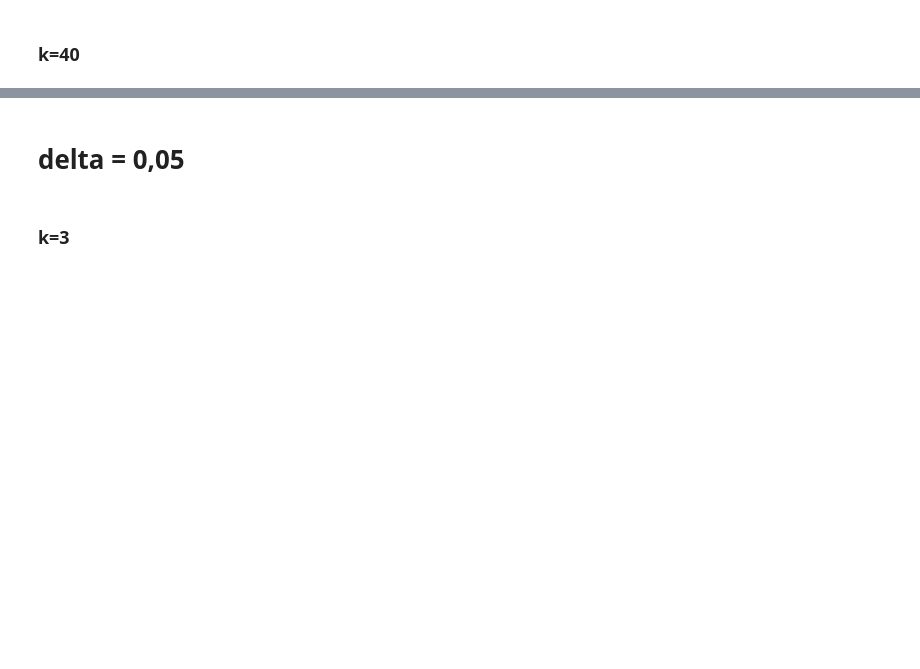
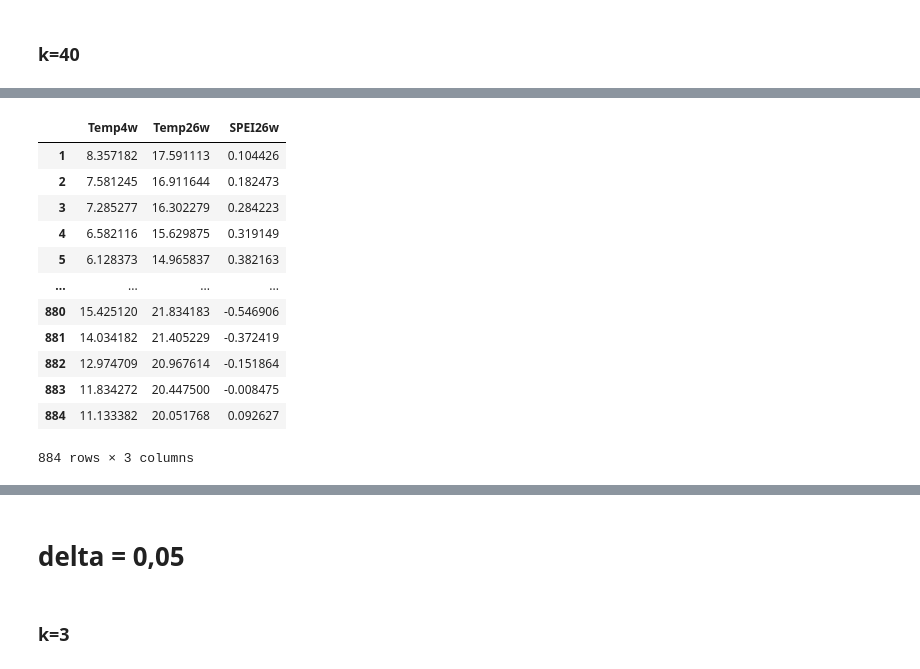
Before and after one commit to climateintelligence/Droughts, a Jupyter notebook: notebook/4- FS_Puglia_data.ipynb, the cells around one changed output, grey strips where cells are left out. Cells and saved outputs as stored; diff of their text form; code cells hidden in the pictures; blank space fills up the shorter version.

```diff
--- a/notebook/4- FS_Puglia_data.ipynb
+++ b/notebook/4- FS_Puglia_data.ipynb
@@ -114,0 +316,16 @@ Removing original feature: 24
+# %%
+df.iloc[:,[6, 7, 19]] #Temp4w	Temp26w	SPEI26w
+# %% [output]
+|  | Temp4w | Temp26w | SPEI26w |
+| 1 | 8.357182 | 17.591113 | 0.104426 |
+| 2 | 7.581245 | 16.911644 | 0.182473 |
+| 3 | 7.285277 | 16.302279 | 0.284223 |
+| 4 | 6.582116 | 15.629875 | 0.319149 |
+| 5 | 6.128373 | 14.965837 | 0.382163 |
+| ... | ... | ... | ... |
+| 880 | 15.425120 | 21.834183 | -0.546906 |
+| 881 | 14.034182 | 21.405229 | -0.372419 |
+| 882 | 12.974709 | 20.967614 | -0.151864 |
+| 883 | 11.834272 | 20.447500 | -0.008475 |
+| 884 | 11.133382 | 20.051768 | 0.092627 |
+884 rows × 3 columns
```
Also changed, not shown: parts of 37 cells of this notebook, 11 other files.
